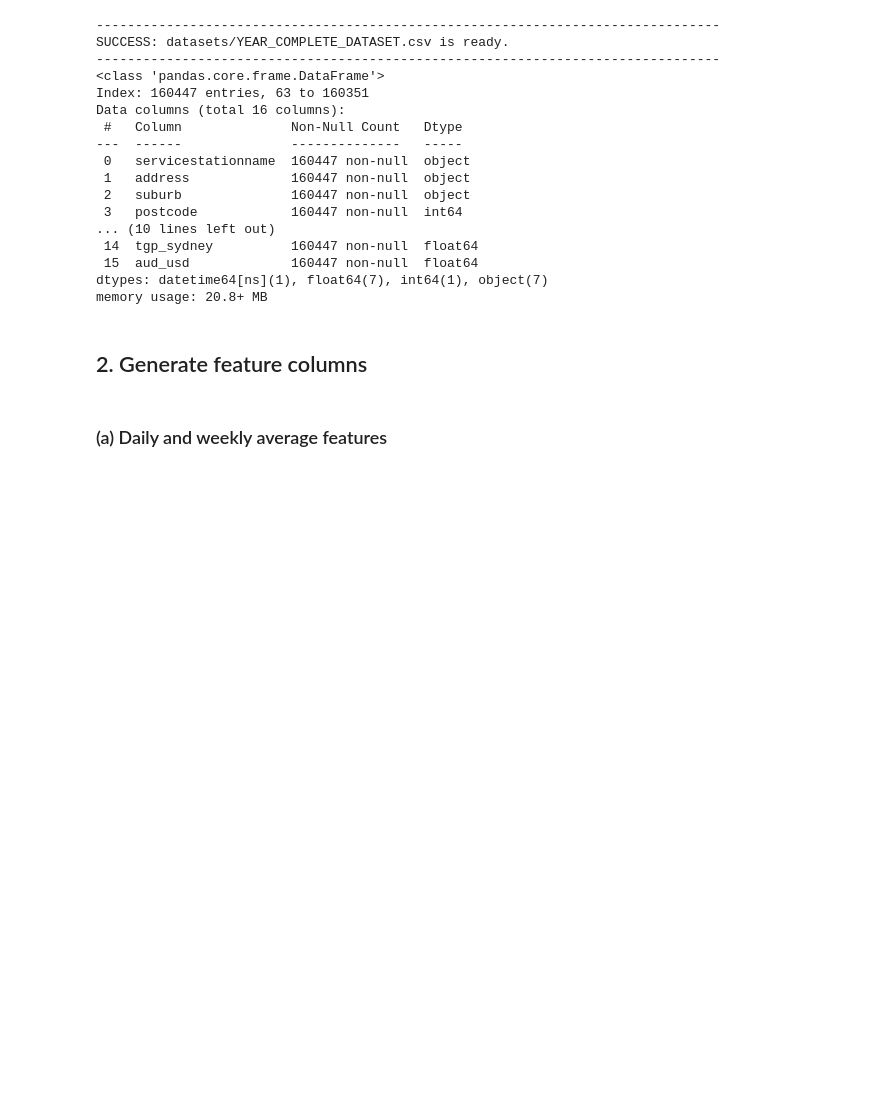
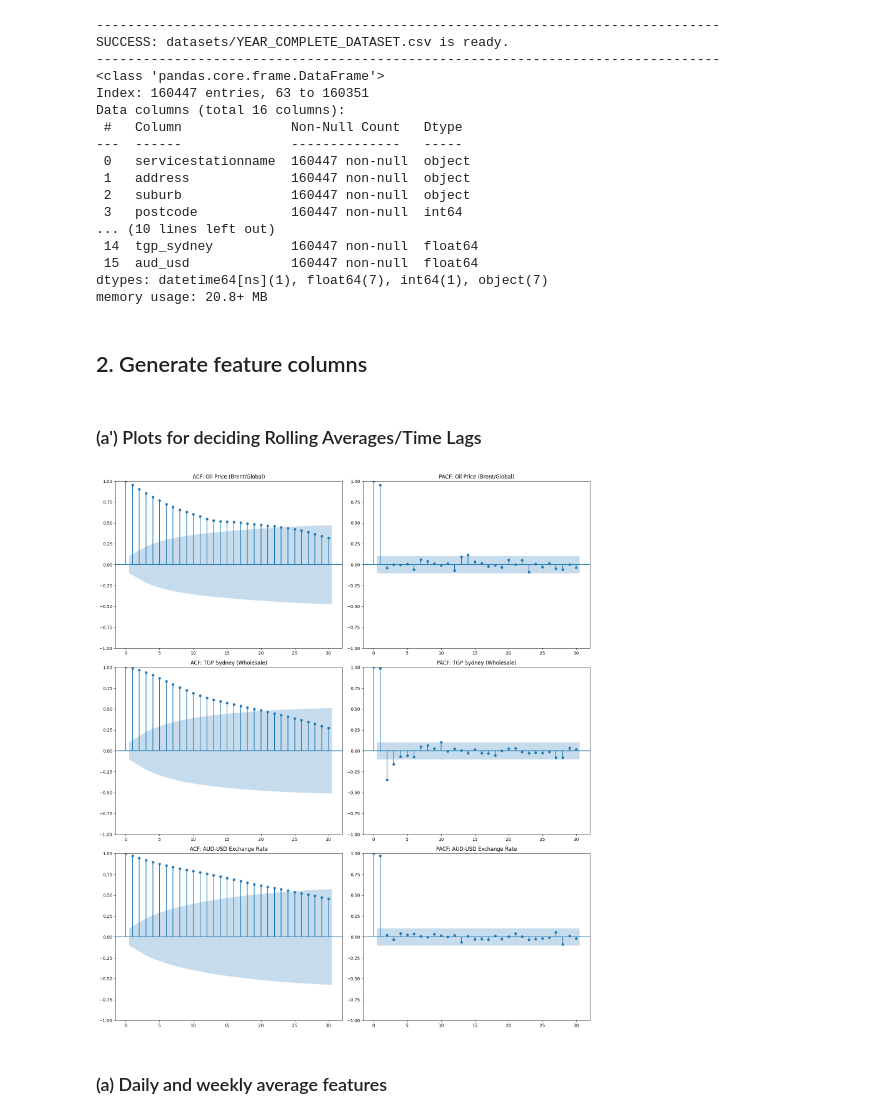
Before and after one commit to tim-fan1/engg2112, a Jupyter notebook: main.ipynb, the cells around one changed output. Cells and saved outputs as stored; diff of their text form; code cells hidden in the pictures; blank space fills up the shorter version.

```diff
--- a/main.ipynb
+++ b/main.ipynb
@@ -153,6 +153,40 @@ dtypes: datetime64[ns](1), float64(7), int64(1), object(7)
 memory usage: 20.8+ MB
 # %% [markdown]
 ## 2. Generate feature columns
+# %% [markdown]
+### (a') Plots for deciding Rolling Averages/Time Lags
+# %%
+import matplotlib.pyplot as plt
+from statsmodels.graphics.tsaplots import plot_acf, plot_pacf
+
+# Define the global/wholesale drivers you want to analyze
+external_drivers = {
+    'Oil Price (Brent/Global)': df_final.groupby('date')['oil_price'].mean(),
+    'TGP Sydney (Wholesale)': df_final.groupby('date')['tgp_sydney'].mean(),
+    'AUD-USD Exchange Rate': df_final.groupby('date')['aud_usd'].mean()
+}
+
+# Create a figure with a row for each variable
+fig, axes = plt.subplots(3, 2, figsize=(16, 18))
+
+for i, (name, series) in enumerate(external_drivers.items()):
+    # Drop NaNs and ensure chronological order
+    series = series.dropna().sort_index()
+
+    # Calculate safe lags for this specific series
+    n_obs = len(series)
+    safe_lags = min(30, int(n_obs / 2) - 1)
+
+    # ACF: Shows the "Trend Persistence"
+    plot_acf(series, lags=safe_lags, ax=axes[i, 0], title=f"ACF: {name}")
+
+    # PACF: Shows the "Direct Memory"
+    plot_pacf(series, lags=safe_lags, ax=axes[i, 1], title=f"PACF: {name}")
+
+plt.tight_layout()
+plt.show()
+# %% [output]
+[figure, added]
 # %% [markdown]
 ### (a) Daily and weekly average features
 # %%
```
Also changed, not shown: parts of 11 cells of this notebook.
